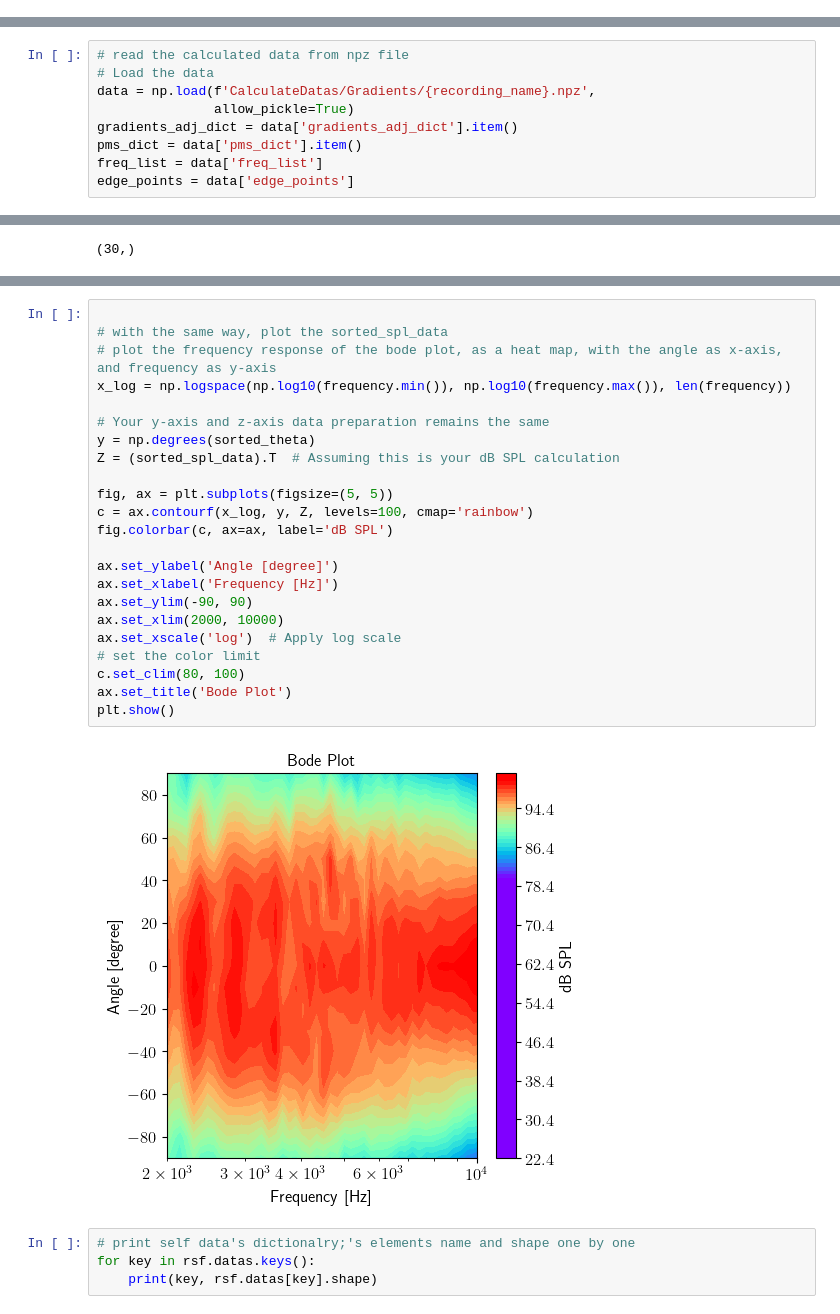
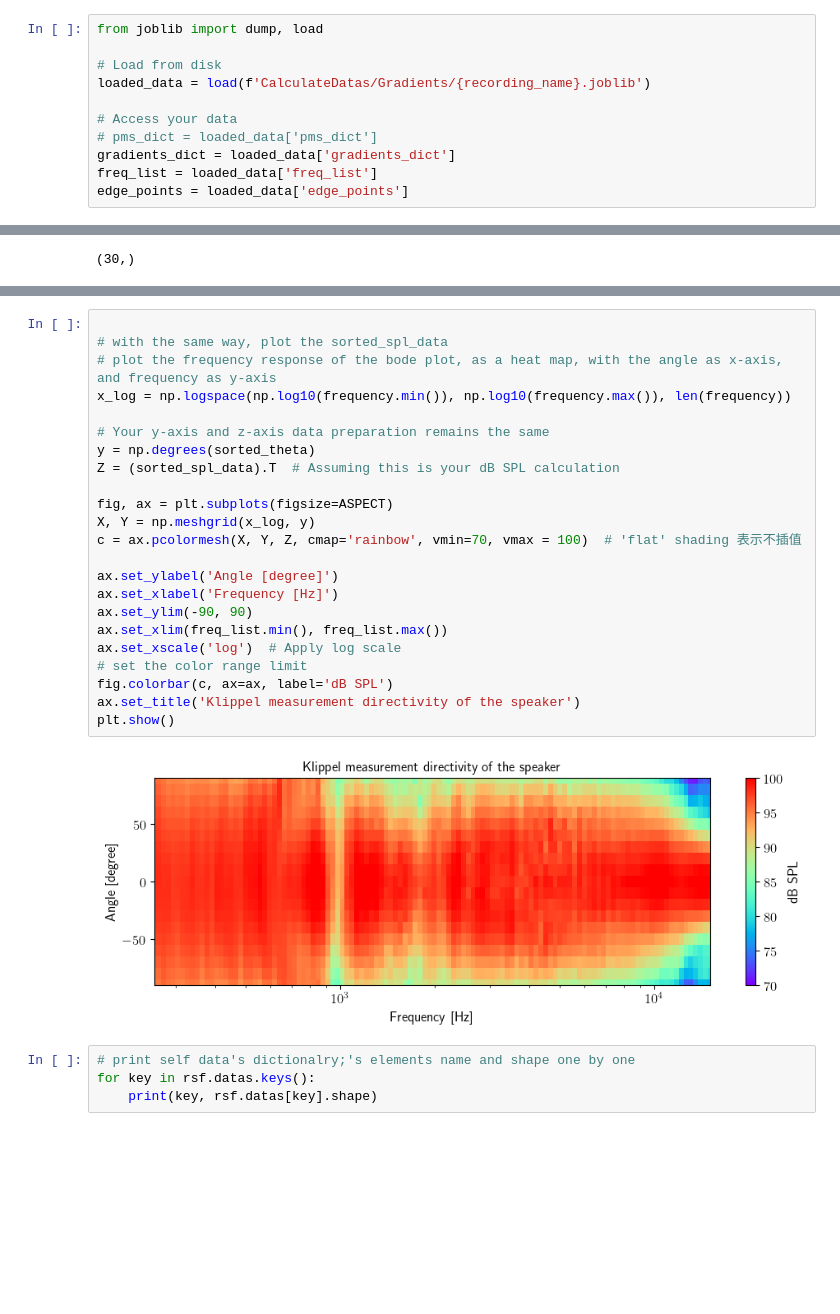
Before and after one commit to 1ieng2en/3d_beamforming, a Jupyter notebook: 3dbf_app_simulation.ipynb, the cells around one changed output, grey strips where cells are left out. Saved outputs shown, nothing was run; the diff lists cells and outputs as text; blank space fills up the shorter version.

```diff
--- a/3dbf_app_simulation.ipynb
+++ b/3dbf_app_simulation.ipynb
@@ -790,0 +824,11 @@ for name, pms_list in pms_dict.items():
+# %%
+from joblib import dump, load
+
+# Load from disk
+loaded_data = load(f'CalculateDatas/Gradients/{recording_name}.joblib')
+
+# Access your data
+# pms_dict = loaded_data['pms_dict']
+gradients_dict = loaded_data['gradients_dict']
+freq_list = loaded_data['freq_list']
+edge_points = loaded_data['edge_points']
@@ -821,12 +841,3 @@ edge_points = loaded_data['edge_points']
-# %%
-# read the calculated data from npz file
-# Load the data
-data = np.load(f'CalculateDatas/Gradients/{recording_name}.npz',
-               allow_pickle=True)
-gradients_adj_dict = data['gradients_adj_dict'].item()
-pms_dict = data['pms_dict'].item()
-freq_list = data['freq_list']
-edge_points = data['edge_points']
 # %%
 # list the content of the npz data file
 
@@ -1020,28 +1188,28 @@ plt.show()
 # %%
 
 # with the same way, plot the sorted_spl_data
 # plot the frequency response of the bode plot, as a heat map, with the angle as x-axis, and frequency as y-axis
 x_log = np.logspace(np.log10(frequency.min()), np.log10(frequency.max()), len(frequency))
 
 # Your y-axis and z-axis data preparation remains the same
 y = np.degrees(sorted_theta)
 Z = (sorted_spl_data).T  # Assuming this is your dB SPL calculation
 
-fig, ax = plt.subplots(figsize=(5, 5))
-c = ax.contourf(x_log, y, Z, levels=100, cmap='rainbow')
-fig.colorbar(c, ax=ax, label='dB SPL')
+fig, ax = plt.subplots(figsize=ASPECT)
+X, Y = np.meshgrid(x_log, y)
+c = ax.pcolormesh(X, Y, Z, cmap='rainbow', vmin=70, vmax = 100)  # 'flat' shading 表示不插值
 
 ax.set_ylabel('Angle [degree]')
 ax.set_xlabel('Frequency [Hz]')
 ax.set_ylim(-90, 90)
-ax.set_xlim(2000, 10000)
+ax.set_xlim(freq_list.min(), freq_list.max())
 ax.set_xscale('log')  # Apply log scale
-# set the color limit
-c.set_clim(80, 100)
-ax.set_title('Bode Plot')
+# set the color range limit
+fig.colorbar(c, ax=ax, label='dB SPL')
+ax.set_title('Klippel measurement directivity of the speaker')
 plt.show()
 # %% [output]
-[figure, old version]
+[figure, new version]
 # %%
 # print self data's dictionalry;'s elements name and shape one by one
 for key in rsf.datas.keys():
```
Also changed, not shown: parts of 50 cells of this notebook, 5 other files.
